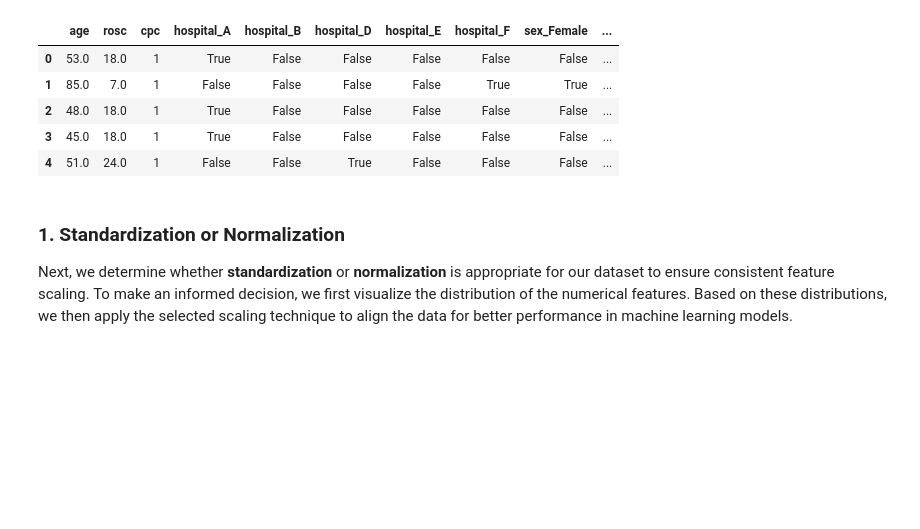
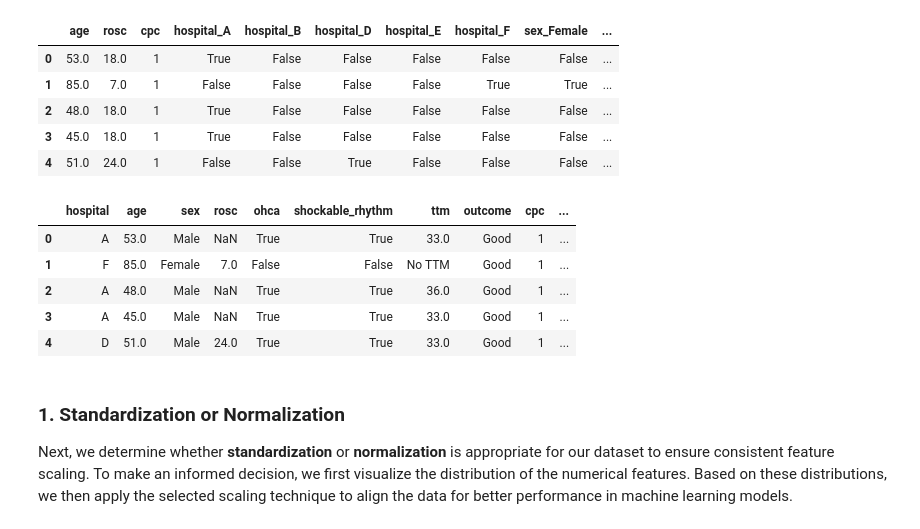
Before and after one commit to KentFre/Resus_TTM, a Jupyter notebook: 03_Clustering.ipynb, the cells around one changed output. Saved outputs shown, nothing was run; the diff lists cells and outputs as text; code cells hidden in the pictures; blank space fills up the shorter version.

```diff
--- a/03_Clustering.ipynb
+++ b/03_Clustering.ipynb
@@ -33,6 +39,19 @@ processed_data.head()
 | 2 | 48.0 | 18.0 | 1 | True | False | False | False | False | False | ... |
 | 3 | 45.0 | 18.0 | 1 | True | False | False | False | False | False | ... |
 | 4 | 51.0 | 24.0 | 1 | False | False | True | False | False | False | ... |
+# %%
+# Loading the original dataset for later comparison of clusters
+with open('data/patient_data.pkl', 'rb') as file:
+    original_data = pickle.load(file)
+
+original_data.head()
+# %% [output]
+|  | hospital | age | sex | rosc | ohca | shockable_rhythm | ttm | outcome | cpc | ... |
+| 0 | A | 53.0 | Male | NaN | True | True | 33.0 | Good | 1 | ... |
+| 1 | F | 85.0 | Female | 7.0 | False | False | No TTM | Good | 1 | ... |
+| 2 | A | 48.0 | Male | NaN | True | True | 36.0 | Good | 1 | ... |
+| 3 | A | 45.0 | Male | NaN | True | True | 33.0 | Good | 1 | ... |
+| 4 | D | 51.0 | Male | 24.0 | True | True | 33.0 | Good | 1 | ... |
 # %% [markdown]
 ### 1. Standardization or Normalization
 
```
Also changed, not shown: parts of 21 cells of this notebook, 1 other file.
